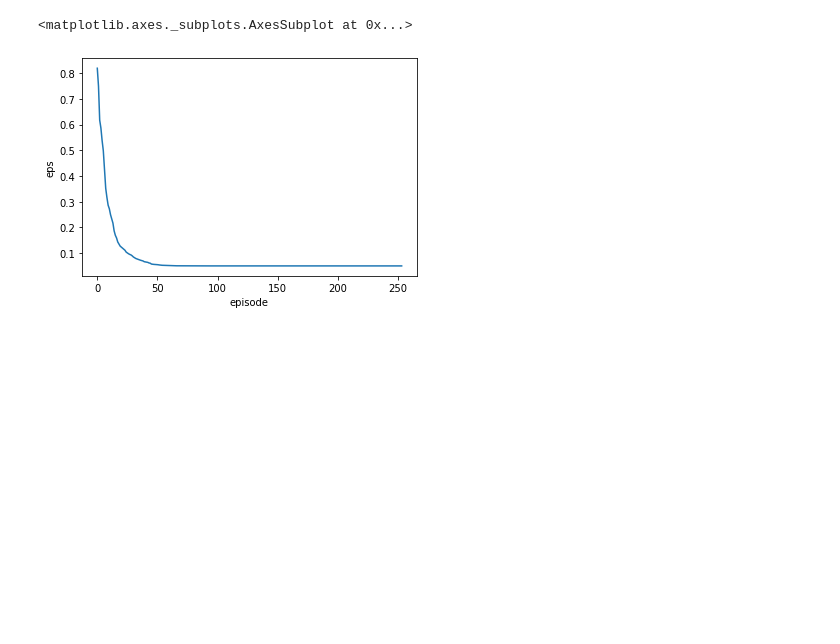
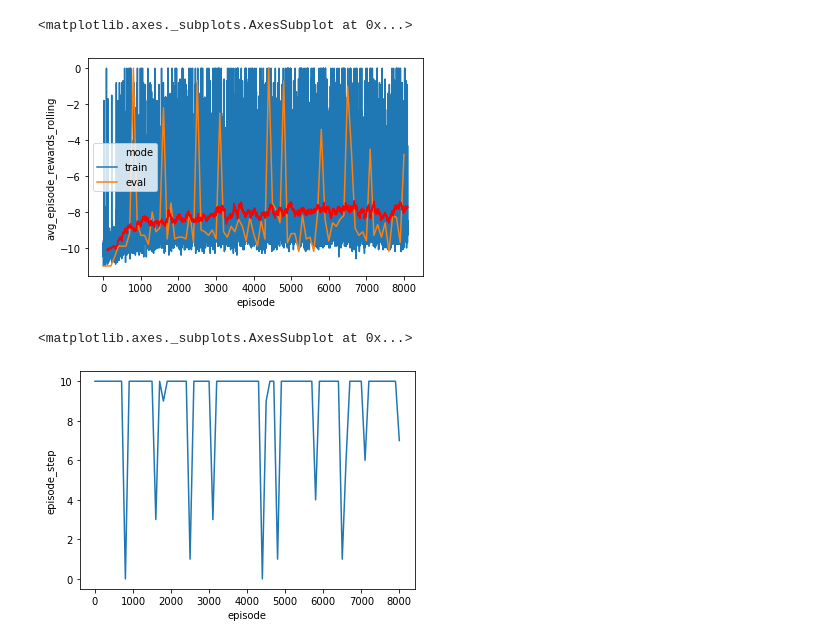
Before and after one commit to LBrinkmann/ai_vs_ci, a Jupyter notebook: notebooks/plot.ipynb, the cells around one changed output. Cells and saved outputs as stored; diff of their text form; code cells hidden in the pictures; blank space fills up the shorter version.

```diff
--- a/notebooks/plot.ipynb
+++ b/notebooks/plot.ipynb
@@ -37,5 +60,11 @@ sns.lineplot(data=dfe[dfe['mode'] == 'train'], x='episode', y='episode_step_roll
+# %%
+sns.lineplot(data=dfd, x='episode', y='avg_episode_rewards', hue='mode')
+sns.lineplot(data=dfd[dfd['mode'] == 'train'], x='episode', y='avg_episode_rewards_rolling', color='red')
+# %% [output]
+<matplotlib.axes._subplots.AxesSubplot at 0x...>
+[figure, added]
 # %%
-sns.lineplot(data=dfe[dfe['mode'] == 'train'], x='episode', y='eps')
+sns.lineplot(data=dfd[dfd['mode'] == 'eval'], x='episode', y='episode_step')
 # %% [output]
 <matplotlib.axes._subplots.AxesSubplot at 0x...>
-[figure, old version]
+[figure, new version]
```
Also changed, not shown: parts of 16 cells of this notebook, 10 other files.
